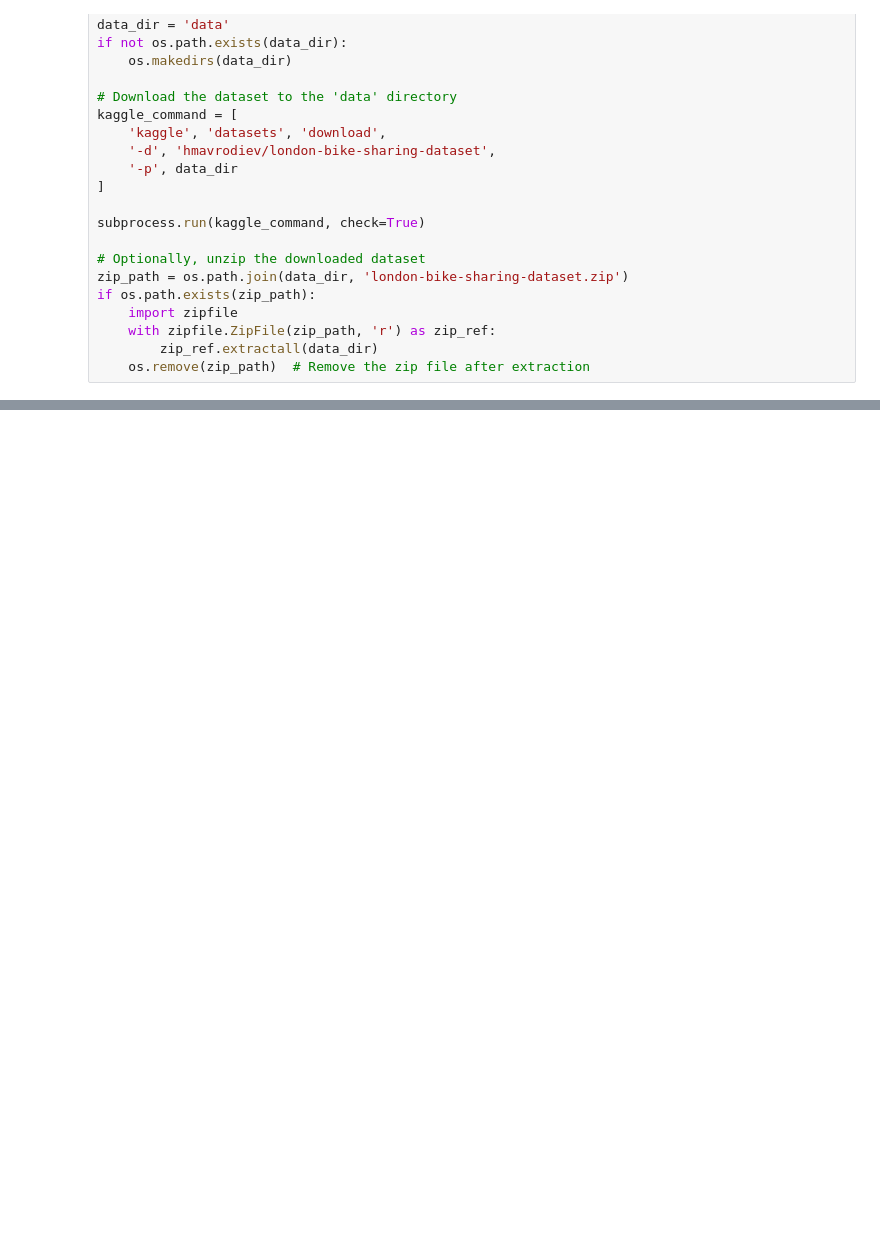
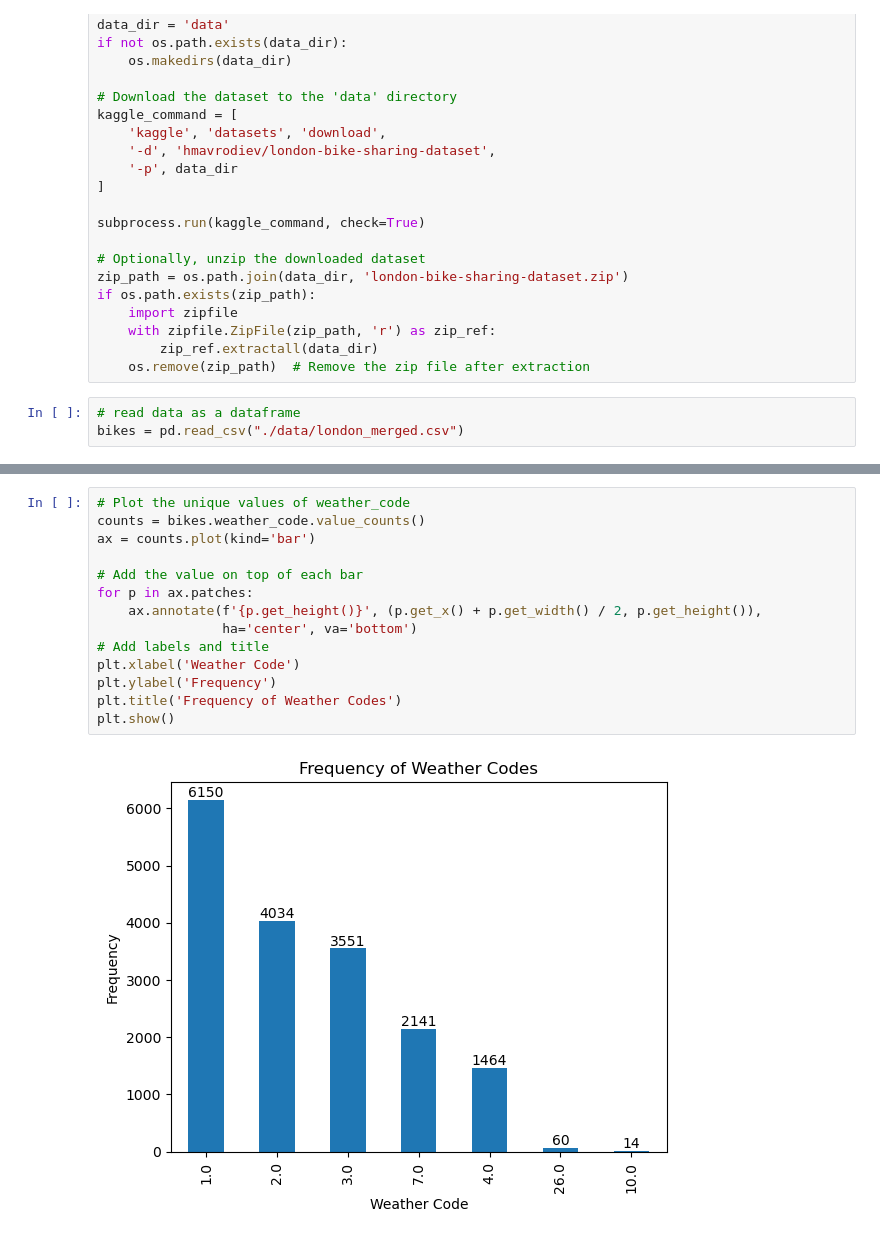
Before and after one commit to dfrancis-tech/london_bikes, a Jupyter notebook: london_bikes.ipynb, the cells around one changed output, grey strips where cells are left out. Drawn from its saved outputs; the diff is of its cells as text; blank space fills up the shorter version.

Commit message:
explore the data

```diff
--- a/london_bikes.ipynb
+++ b/london_bikes.ipynb
@@ -72,3 +74,6 @@ if os.path.exists(zip_path):
     with zipfile.ZipFile(zip_path, 'r') as zip_ref:
         zip_ref.extractall(data_dir)
     os.remove(zip_path)  # Remove the zip file after extraction
+# %%
+# read data as a dataframe
+bikes = pd.read_csv("./data/london_merged.csv")
@@ -74,0 +120,16 @@ if os.path.exists(zip_path):
+# %%
+# Plot the unique values of weather_code
+counts = bikes.weather_code.value_counts()
+ax = counts.plot(kind='bar')
+
+# Add the value on top of each bar
+for p in ax.patches:
+    ax.annotate(f'{p.get_height()}', (p.get_x() + p.get_width() / 2, p.get_height()),
+                ha='center', va='bottom')
+# Add labels and title
+plt.xlabel('Weather Code')
+plt.ylabel('Frequency')
+plt.title('Frequency of Weather Codes')
+plt.show()
+# %% [output]
+[figure, added]
```
Also changed, not shown: parts of 5 cells of this notebook.
